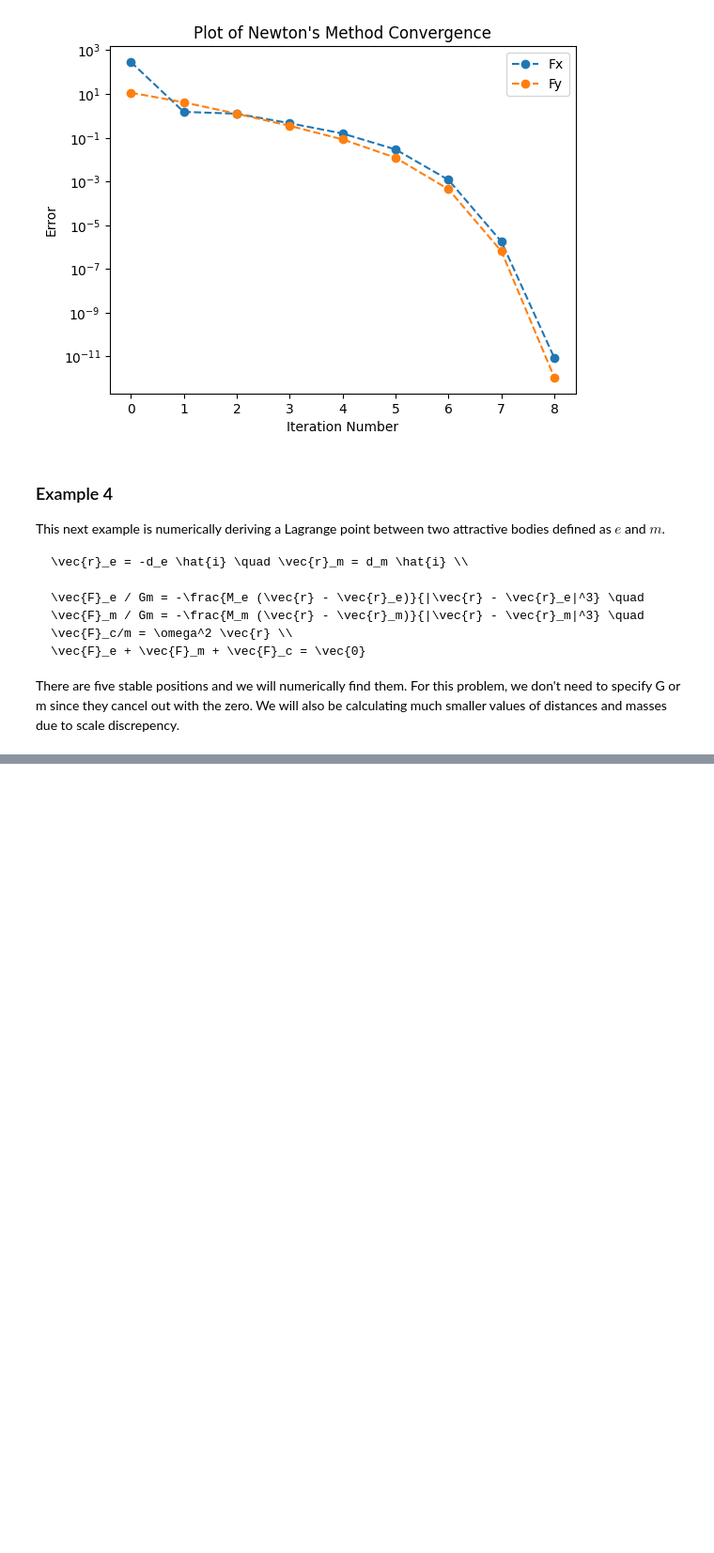
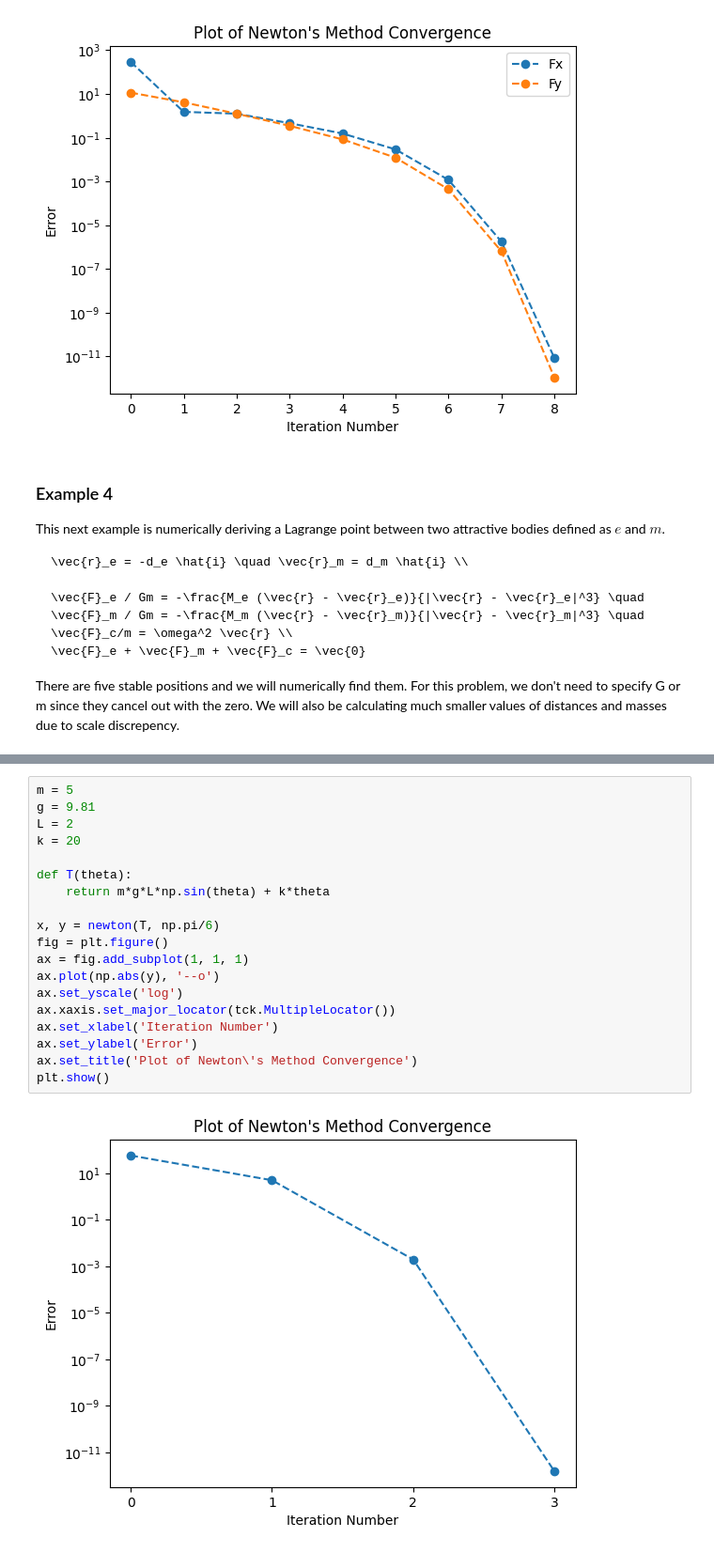
Before and after one commit to rtengle/me700-hw1, a Jupyter notebook: tutorials/newton.ipynb, the cells around one changed output, grey strips where cells are left out. Shown at 94% size. Drawn from its saved outputs; the diff is of its cells as text; blank space fills up the shorter version.

```diff
--- a/tutorials/newton.ipynb
+++ b/tutorials/newton.ipynb
@@ -183,0 +195,21 @@ plt.plot(*x5[-1], 'bo')
+# %%
+m = 5
+g = 9.81
+L = 2
+k = 20
+
+def T(theta):
+    return m*g*L*np.sin(theta) + k*theta
+
+x, y = newton(T, np.pi/6)
+fig = plt.figure()
+ax = fig.add_subplot(1, 1, 1)
+ax.plot(np.abs(y), '--o')
+ax.set_yscale('log')
+ax.xaxis.set_major_locator(tck.MultipleLocator())
+ax.set_xlabel('Iteration Number')
+ax.set_ylabel('Error')
+ax.set_title('Plot of Newton\'s Method Convergence')
+plt.show()
+# %% [output]
+[figure, added]
```
Also changed, not shown: parts of 4 cells of this notebook.
